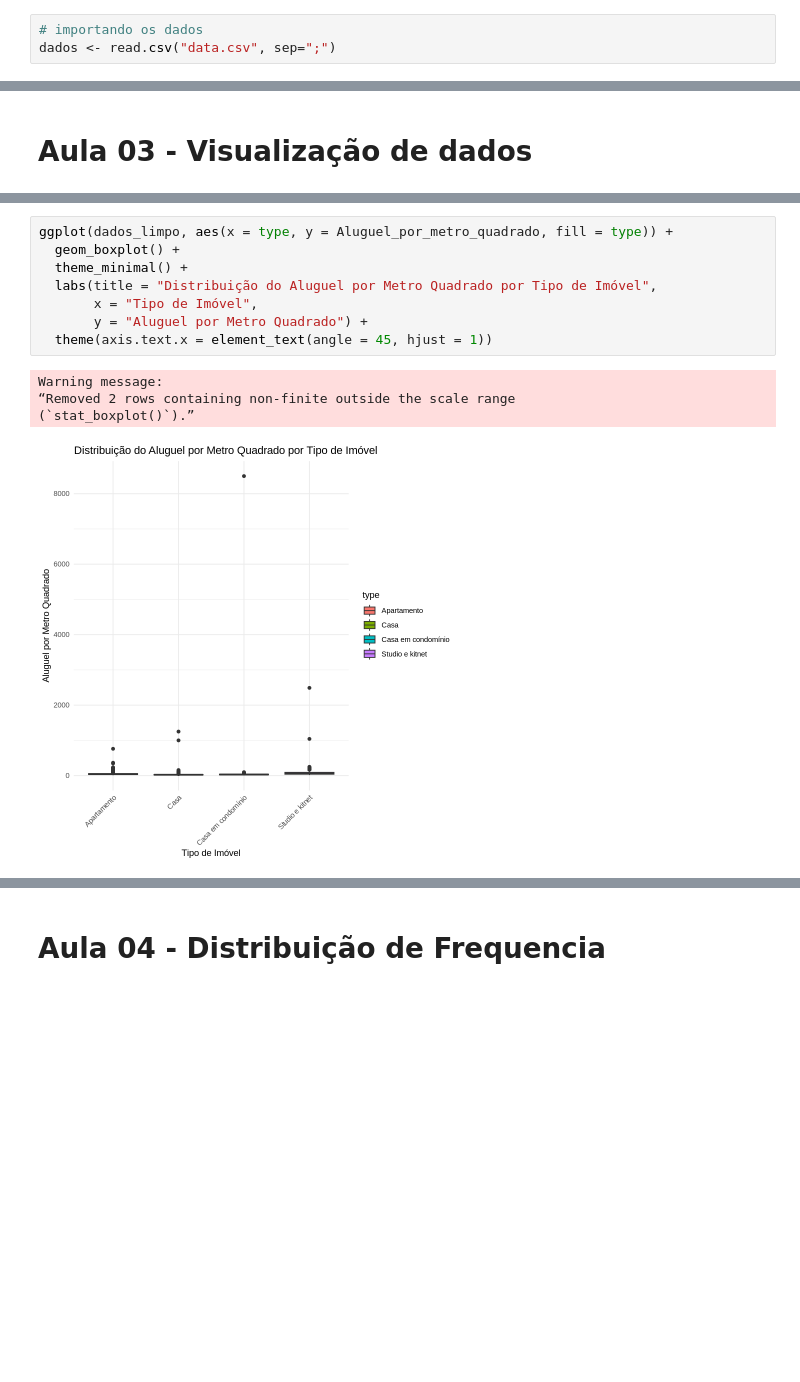
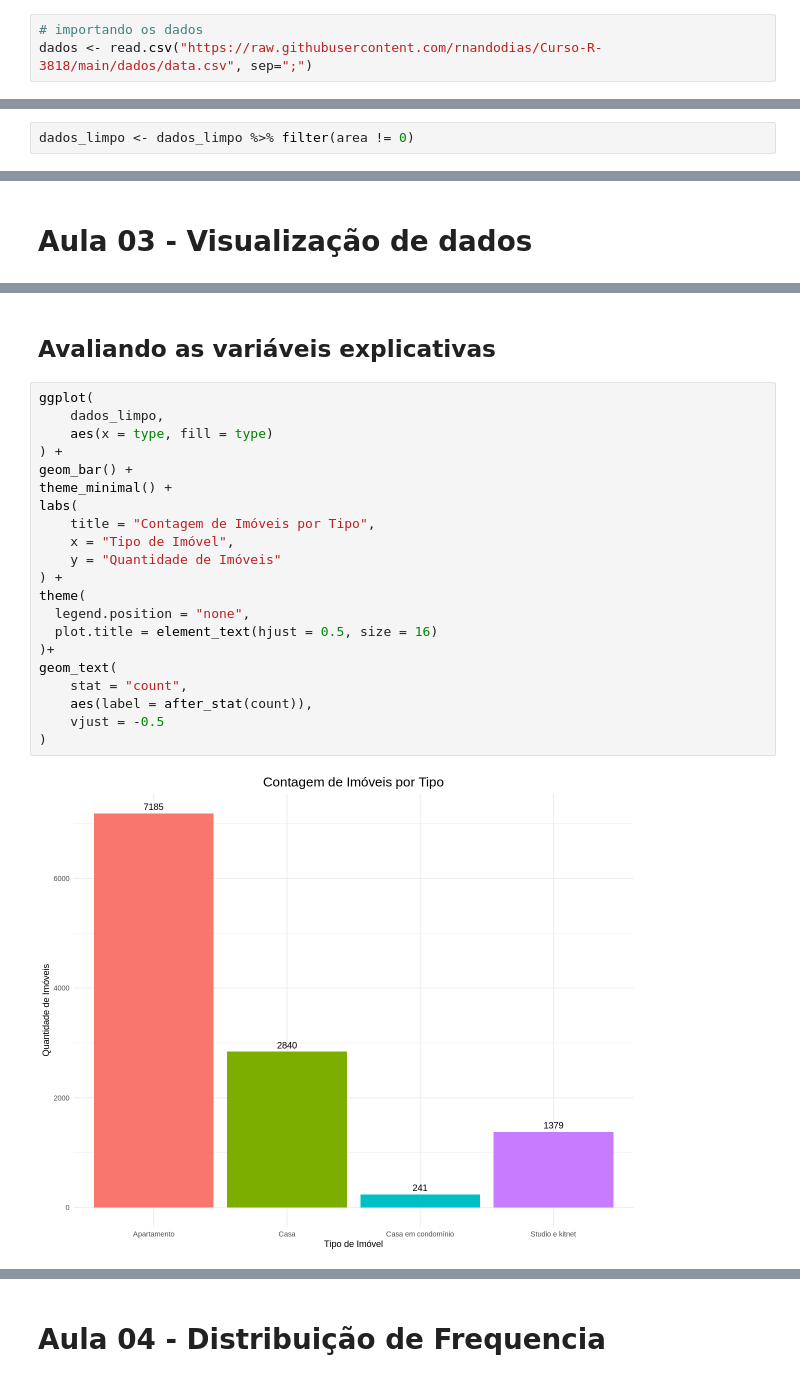
Before and after one commit to rnandodias/Curso-R-3818, a Jupyter notebook: Testando_o_projeto_Rodrigo.ipynb, the cells around one changed output, grey strips where cells are left out. Saved outputs shown, nothing was run; the diff lists cells and outputs as text; blank space fills up the shorter version.

```diff
--- a/Testando_o_projeto_Rodrigo.ipynb
+++ b/Testando_o_projeto_Rodrigo.ipynb
@@ -32,4 +32,4 @@ library(tidyverse)
 ℹ Use the conflicted package (<http://conflicted.r-lib.org/>) to force all conflicts to become errors
 # %%
 # importando os dados
-dados <- read.csv("data.csv", sep=";")
+dados <- read.csv("https://raw.githubusercontent.com/rnandodias/Curso-R-3818/main/dados/data.csv", sep=";")
@@ -135,3 +206,5 @@ sum(is.na(dados_limpo))
+# %%
+dados_limpo <- dados_limpo %>% filter(area != 0)
 # %% [markdown]
 ## Criando novas variáveis
 # %%
@@ -315,13 +423,25 @@ library(ggplot2)
+# %% [markdown]
+## Avaliando as variáveis explicativas
 # %%
-ggplot(dados_limpo, aes(x = type, y = Aluguel_por_metro_quadrado, fill = type)) +
-  geom_boxplot() +
-  theme_minimal() +
-  labs(title = "Distribuição do Aluguel por Metro Quadrado por Tipo de Imóvel",
-       x = "Tipo de Imóvel",
-       y = "Aluguel por Metro Quadrado") +
-  theme(axis.text.x = element_text(angle = 45, hjust = 1))
+ggplot(
+    dados_limpo,
+    aes(x = type, fill = type)
+) +
+geom_bar() +
+theme_minimal() +
+labs(
+    title = "Contagem de Imóveis por Tipo",
+    x = "Tipo de Imóvel",
+    y = "Quantidade de Imóveis"
+) +
+theme(
+  legend.position = "none",
+  plot.title = element_text(hjust = 0.5, size = 16)
+)+
+geom_text(
+    stat = "count",
+    aes(label = after_stat(count)),
+    vjust = -0.5
+)
 # %% [output]
-Warning message:
-“Removed 2 rows containing non-finite outside the scale range
-(`stat_boxplot()`).”
-[figure, old version]
+[figure, new version]
```
Also changed, not shown: parts of 79 cells of this notebook.
